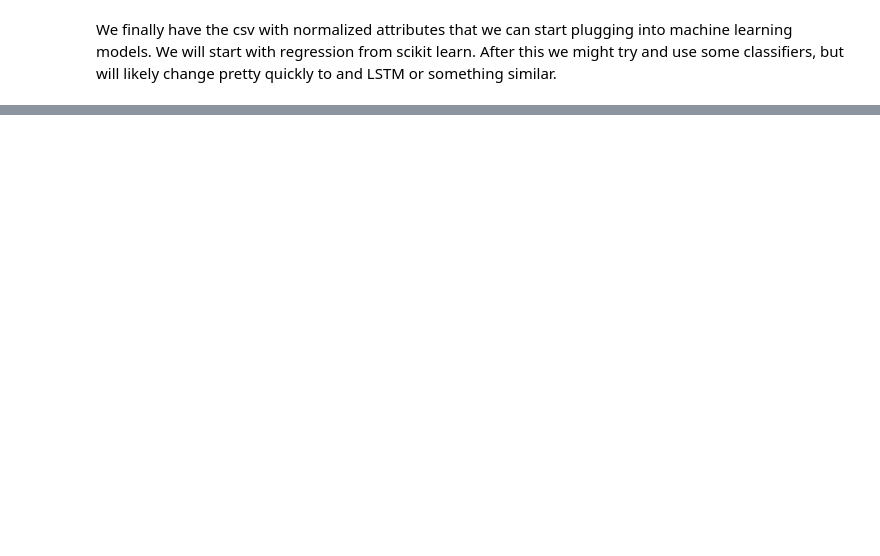
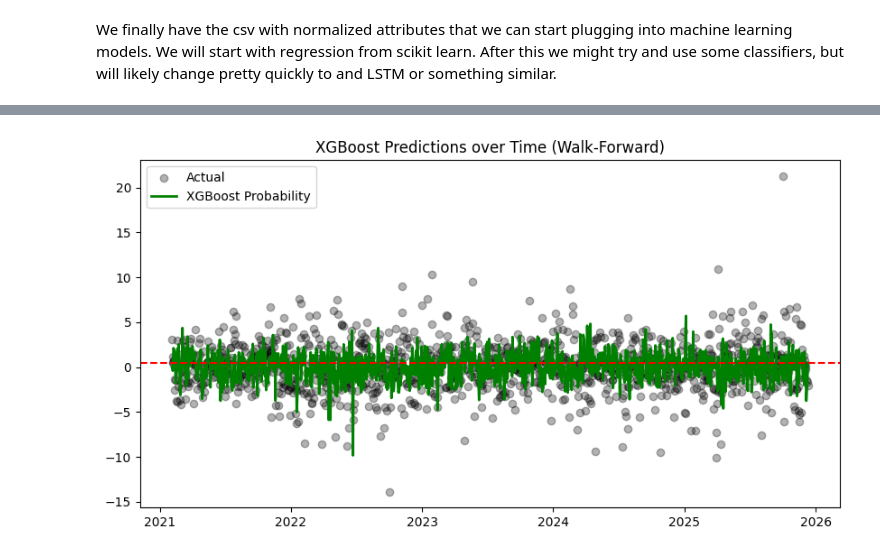
Before and after one commit to liamsherlock10/Yahoo-Finance-Project, a Jupyter notebook: project.ipynb, the cells around one changed output, grey strips where cells are left out. Cells and saved outputs as stored; diff of their text form; code cells hidden in the pictures; blank space fills up the shorter version.

```diff
--- a/project.ipynb
+++ b/project.ipynb
@@ -157,91 +177,66 @@ attributesToUse['EMA 20 Percent Change'] = (calculatedValues['EMA_20'].diff()/ca
 attributesToUse['Bollinger Upper Percent Change'] = (calculatedValues['Bollinger Upper'].diff()/calculatedValues['Bollinger Upper'])*100
 attributesToUse['Bollinger Lower Percent Change'] = (calculatedValues['Bollinger Lower'].diff()/calculatedValues['Bollinger Lower'])*100
 attributesToUse['Volatility Percent Change'] = (calculatedValues['Volatility'].diff()/calculatedValues['Volatility'])*100
+attributesToUse = attributesToUse.iloc[20:]
 attributesToUse.to_csv("finalAttributes.csv")
 # %% [markdown]
 We finally have the csv with normalized attributes that we can start plugging into machine learning models. We will start with regression from scikit learn. After this we might try and use some classifiers, but will likely change pretty quickly to and LSTM or something similar.
 # %%
+from sklearn.metrics import mean_squared_error
 
-'''
-features = ['Percent Change', 'SMA Percent Change', 'STD 20 Day Percent Change', 'EMA 20 Percent Change', 'Bollinger Upper Percent Change', 'Bollinger Lower Percent Change', 'Volatility Percent Change']
+features = ['SMA Percent Change', 'STD 20 Day Percent Change', 'EMA 20 Percent Change', 'Bollinger Upper Percent Change', 'Bollinger Lower Percent Change', 'Volatility Percent Change']
+
+attributesToUse = attributesToUse.dropna() #dropping NA vals out of this entirely, if we need OG data we'll have to make changes
+
 X = attributesToUse[features]
 Y = attributesToUse['Y Value Percent Change']
 
+mse_scores = []
+
 splitter = TimeSeriesSplit(n_splits=5)
-------------------------------------
-'''
 
-#copied from gemini:
-'''
-Not going to keep this code, but I want to run it, esspecially the second block, once I get home
-
--I need to use a format like this to start out with predicting based on each chronological fold.
--My main concern is making sure that the algorithms learn from all folds combined or one after another, and don't just forget
-after each iteration.
-
-'''
-'''
-for fold, (train_index, test_index) in enumerate(splitter.split(attributesToUse)):
-    X_train, X_test = attributesToUse.iloc[train_index], attributesToUse.iloc[test_index]
-
-    print(f"--- Fold {fold} ---")
-    print(f"Train indices: {train_index} | Date Range: {X_train.index.min().date()} to {X_train.index.max().date()}")
-    print(f"Test indices:  {test_index}  | Date Range: {X_test.index.min().date()} to {X_test.index.max().date()}")
-'''
-# 1. Setup Dummy Data (7 attributes + 1 target)
-dates = pd.date_range(start='2024-01-01', periods=200, freq='D')
-df = pd.DataFrame(np.random.randn(200, 7), columns=[f'attr_{i}' for i in range(1, 8)], index=dates)
-# Create a binary target
-df['target'] = (df['attr_1'] + df['attr_2'] > 0).astype(int)
-
-# 2. Setup Splitter
-tscv = TimeSeriesSplit(n_splits=4)
-X = df.drop('target', axis=1)
-y = df['target']
-
-# Storage for plotting later
 plot_data = []
 
-# 3. THE LOOP
-for fold, (train_index, test_index) in enumerate(tscv.split(df)):
+for fold, (train_index, test_index) in enumerate(splitter.split(attributesToUse)):
 
-    # --- Step A: Slice Data ---
     X_train, X_test = X.iloc[train_index], X.iloc[test_index]
-    y_train, y_test = y.iloc[train_index], y.iloc[test_index]
+    y_train, y_test = Y.iloc[train_index], Y.iloc[test_index]
 
-    # --- Step B: Initialize & Train XGBoost INSIDE the loop ---
-    # We create a new instance each time so it learns from scratch on the new (larger) dataset
-    model = xgb.XGBClassifier(
+    model = xgb.XGBRegressor(
+        objective='reg:squarederror',
         n_estimators=100,
-        learning_rate=0.05,
-        max_depth=3,
-        objective='binary:logistic',
-        eval_metric='logloss',
-        use_label_encoder=False
+        max_depth=5
     )
 
     model.fit(X_train, y_train)
+    y_pred = model.predict(X_test)
 
-    # --- Step C: Predict ---
-    # predict_proba returns [prob_of_0, prob_of_1] -> we take index 1
-    probs = model.predict_proba(X_test)[:, 1]
+    fold_mse = mean_squared_error(y_test, y_pred)
+    mse_scores.append(fold_mse)
 
-    # --- Step D: Store Results ---
+
     fold_result = pd.DataFrame({
         'date': X_test.index,
         'actual': y_test.values,
-        'probability': probs
+        #these two parameters are added from claude to fix my prediction shift.
+        'predicted': y_pred,
+        'prediction_date': X_test.index + pd.Timedelta(days=10)
     })
+
     plot_data.append(fold_result)
 
 # 4. Plotting
 results = pd.concat(plot_data)
 
+print("\n\nmse score: ", mse_scores , "\n\n")
+
 plt.figure(figsize=(10, 5))
-plt.scatter(results['date'], results['actual'], color='black', alpha=0.3, label='Actual')
-plt.plot(results['date'], results['probability'], color='green', linewidth=2, label='XGBoost Probability')
+plt.scatter(results['prediction_date'], results['actual'], color='black', alpha=0.3, label='Actual')
+plt.plot(results['prediction_date'], results['predicted'], color='green', linewidth=2, label='XGBoost Probability')
 plt.axhline(0.5, color='red', linestyle='--')
 plt.title("XGBoost Predictions over Time (Walk-Forward)")
 plt.legend()
 plt.show()
+
+y_pred = model.predict(X_test)
 # %% [output]
@@ -248,0 +244 @@ ModuleNotFoundError: No module named 'xgboost'
+[figure, added]
```
Also changed, not shown: parts of 4 cells of this notebook, 7 other files.
